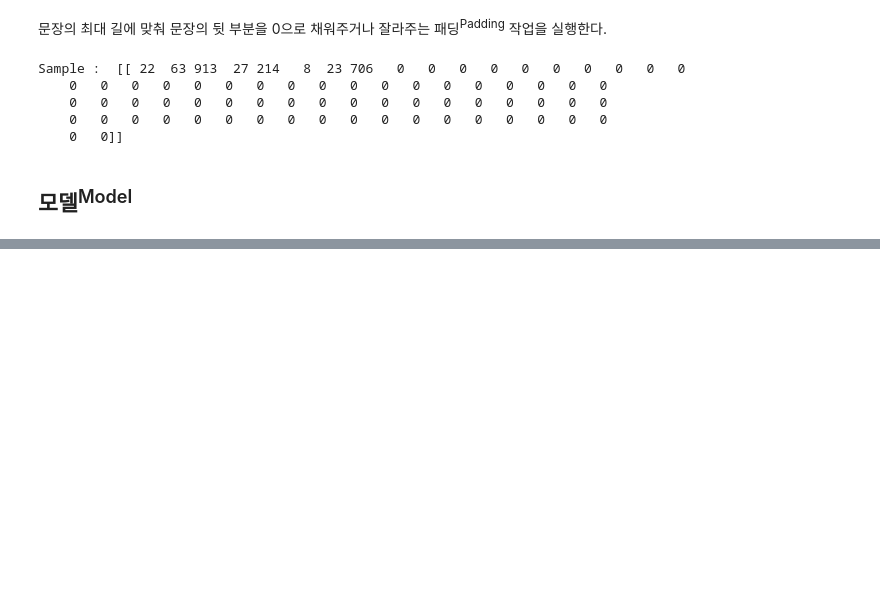
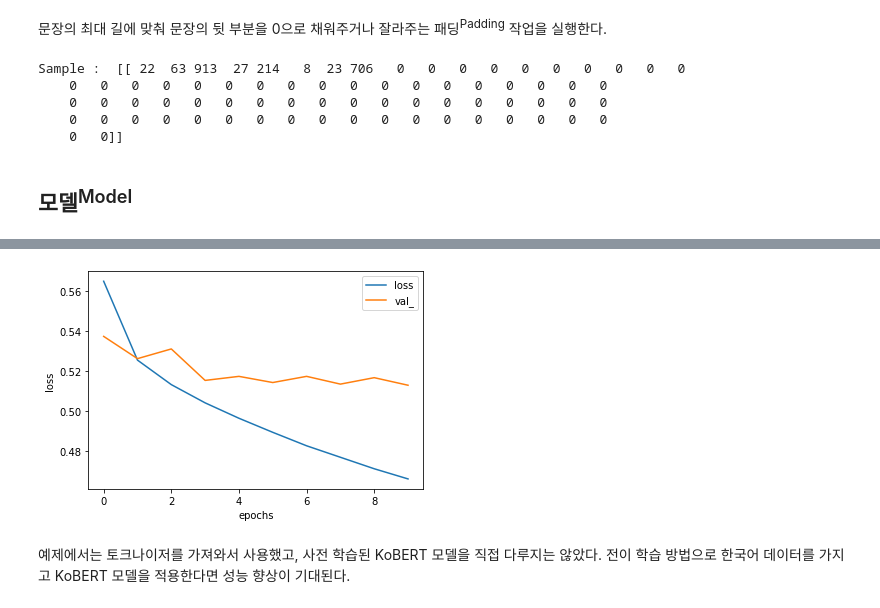
Before and after one commit to jaesseong/Dev_note, a Jupyter notebook: Machine_Learning/RNN/NLP.ipynb, the cells around one changed output, grey strips where cells are left out. Saved outputs shown, nothing was run; the diff lists cells and outputs as text; code cells hidden in the pictures; blank space fills up the shorter version.

```diff
--- a/Machine_Learning/RNN/NLP.ipynb
+++ b/Machine_Learning/RNN/NLP.ipynb
@@ -473,0 +678,6 @@ _________________________________________________________________
+# %%
+plot_graphs(history, 'loss')
+# %% [output]
+[figure, added]
+# %% [markdown]
+예제에서는 토크나이저를 가져와서 사용했고, 사전 학습된 KoBERT 모델을 직접 다루지는 않았다. 전이 학습 방법으로 한국어 데이터를 가지고 KoBERT 모델을 적용한다면 성능 향상이 기대된다.
```
Also changed, not shown: parts of 34 cells of this notebook, 1 other file.
